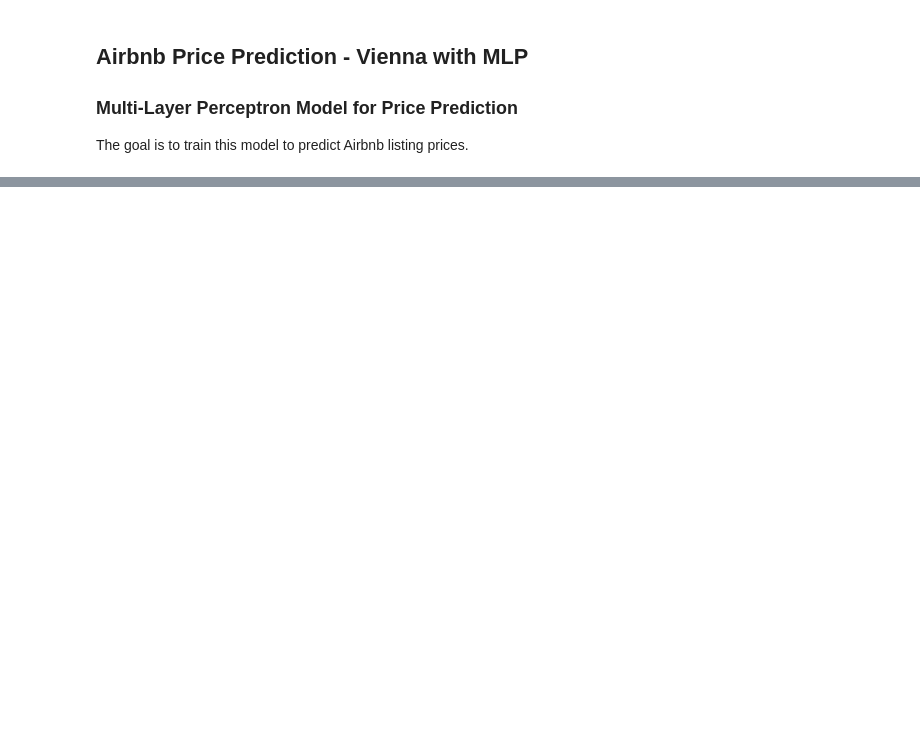
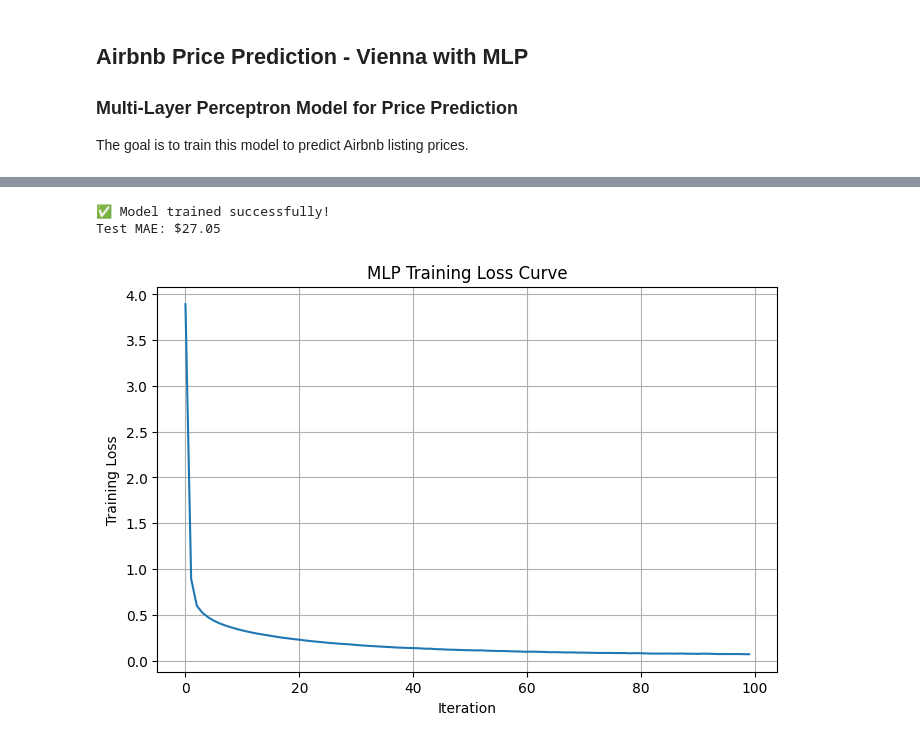
Before and after one commit to AlexanderKlopfenstein/MLProject, a Jupyter notebook: 04_MLP.ipynb, the cells around one changed output, grey strips where cells are left out. Cells and saved outputs as stored; diff of their text form; code cells hidden in the pictures; blank space fills up the shorter version.

```diff
--- a/04_MLP.ipynb
+++ b/04_MLP.ipynb
@@ -73,24 +78,4 @@ Remaining data points after cleaning: 8168
 # %%
-# Step 4: Train-test split
-X = data_clean[features]
-y = data_clean[target]
-
-
-
-# 1. Split data into training+validation (80%) and test (20%)
-X_train_val, X_test, y_train_val, y_test = train_test_split(
-    X, y,
-    test_size=0.2,
-    random_state=42
-)
-
-# 2. Split training+validation into training (60%) and validation (20%)
-X_train, X_val, y_train, y_val = train_test_split(
-    X_train_val, y_train_val,
-    test_size=0.25,  # 0.25 * 0.8 = 0.2 overall validation size
-    random_state=42
-)
-
-print(f"Training data: {X_train.shape[0]} samples")
-print(f"Validation data: {X_val.shape[0]} samples")
-print(f"Test data: {X_test.shape[0]} samples")
+# Cell 4: Log‐transform the target
+y_train_log = np.log1p(y_train)
+y_test_log  = np.log1p(y_test)
@@ -217,0 +184,20 @@ Epoch 20/20 - Train MAE: 44.61 - Val MAE: 56.53
+# %%
+# Cell 8: Evaluate on original scale
+mae = mean_absolute_error(y_test, y_pred)
+print(f"✅ Model trained successfully!")
+print(f"Test MAE: ${mae:,.2f}")
+# %% [output]
+✅ Model trained successfully!
+Test MAE: $27.05
+# %%
+# Cell 9: Plot the training loss curve
+loss_curve = pipe.named_steps['regressor'].loss_curve_
+plt.figure(figsize=(8, 5))
+plt.plot(loss_curve)
+plt.xlabel('Iteration')
+plt.ylabel('Training Loss')
+plt.title('MLP Training Loss Curve')
+plt.grid(True)
+plt.show()
+# %% [output]
+[figure, added]
```
Also changed, not shown: parts of 12 cells of this notebook, 1 other file.
